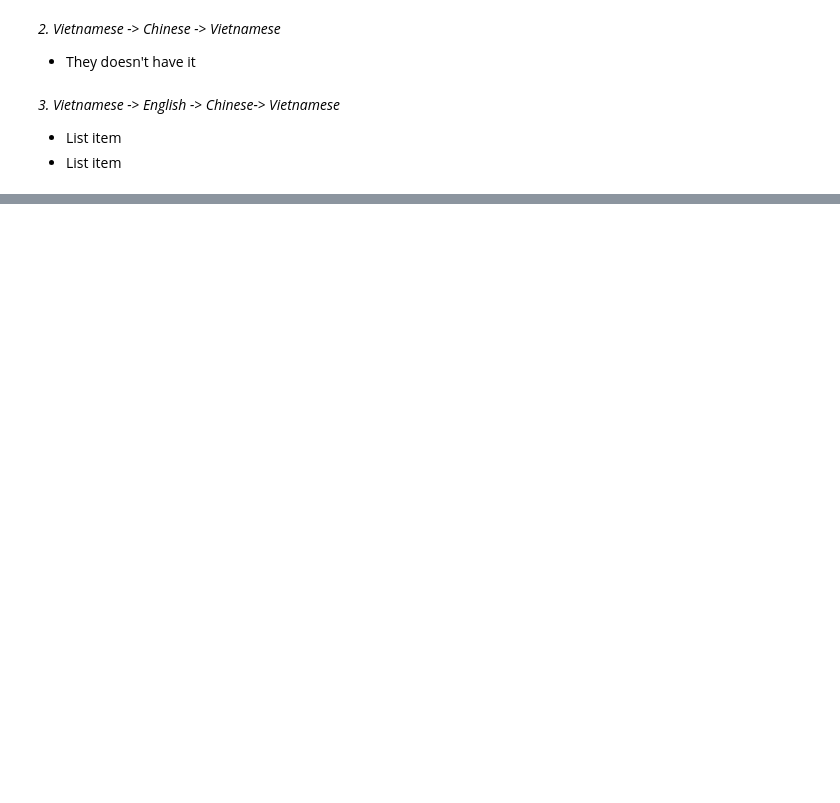
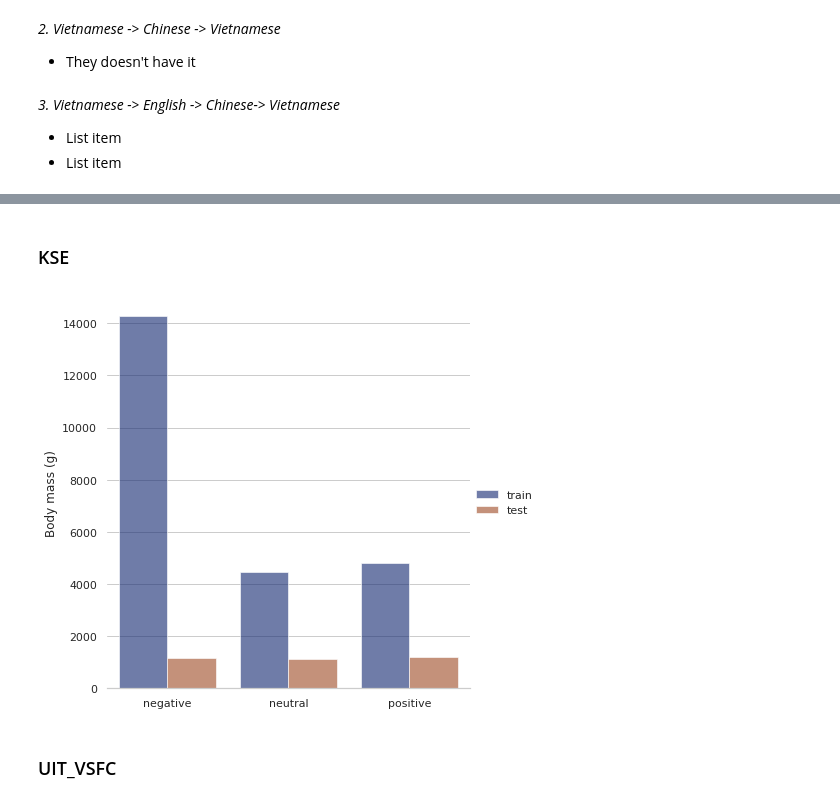
Before and after one commit to lacls/Aspect-Based-Sentiment-Analysis, a Jupyter notebook: Data_Augmentation.ipynb, the cells around one changed output, grey strips where cells are left out. Drawn from its saved outputs; the diff is of its cells as text; code cells hidden in the pictures; blank space fills up the shorter version.

```diff
--- a/Data_Augmentation.ipynb
+++ b/Data_Augmentation.ipynb
@@ -805,0 +945,26 @@ vn_texts
+# %% [markdown]
+### KSE
+# %%
+train_txt=pd.read_csv("/content/drive/MyDrive/[1] Thesis/Data/kse_train.csv")
+test_txt=pd.read_csv("/content/drive/MyDrive/[1] Thesis/Data/kse_test.csv")
+
+train_txt['sentiment_class'] = train_txt['label'].map({0:'negative',1:'positive',2:'neutral'})
+test_txt['sentiment_class'] = test_txt['label'].map({0:'negative',1:'positive',2:'neutral'})
+
+num_label=3
+train_=pd.DataFrame({'count' : train_txt.groupby( [ "sentiment_class"] ).size(),'hue_':['train']*num_label}).reset_index()
+test_=pd.DataFrame({'count' : test_txt.groupby( [ "sentiment_class"] ).size(),'hue_':['test']*num_label}).reset_index()
+
+# Draw a nested barplot by species and sex
+g = sns.catplot(
+    data=train_.append(test_), kind="bar",
+    x="sentiment_class", y="count", hue="hue_",
+    ci="sd", palette="dark", alpha=.6, height=6
+)
+g.despine(left=True)
+g.set_axis_labels("", "Body mass (g)")
+g.legend.set_title("")
+# %% [output]
+[figure, added]
+# %% [markdown]
+### UIT_VSFC
```
Also changed, not shown: parts of 48 cells of this notebook.
